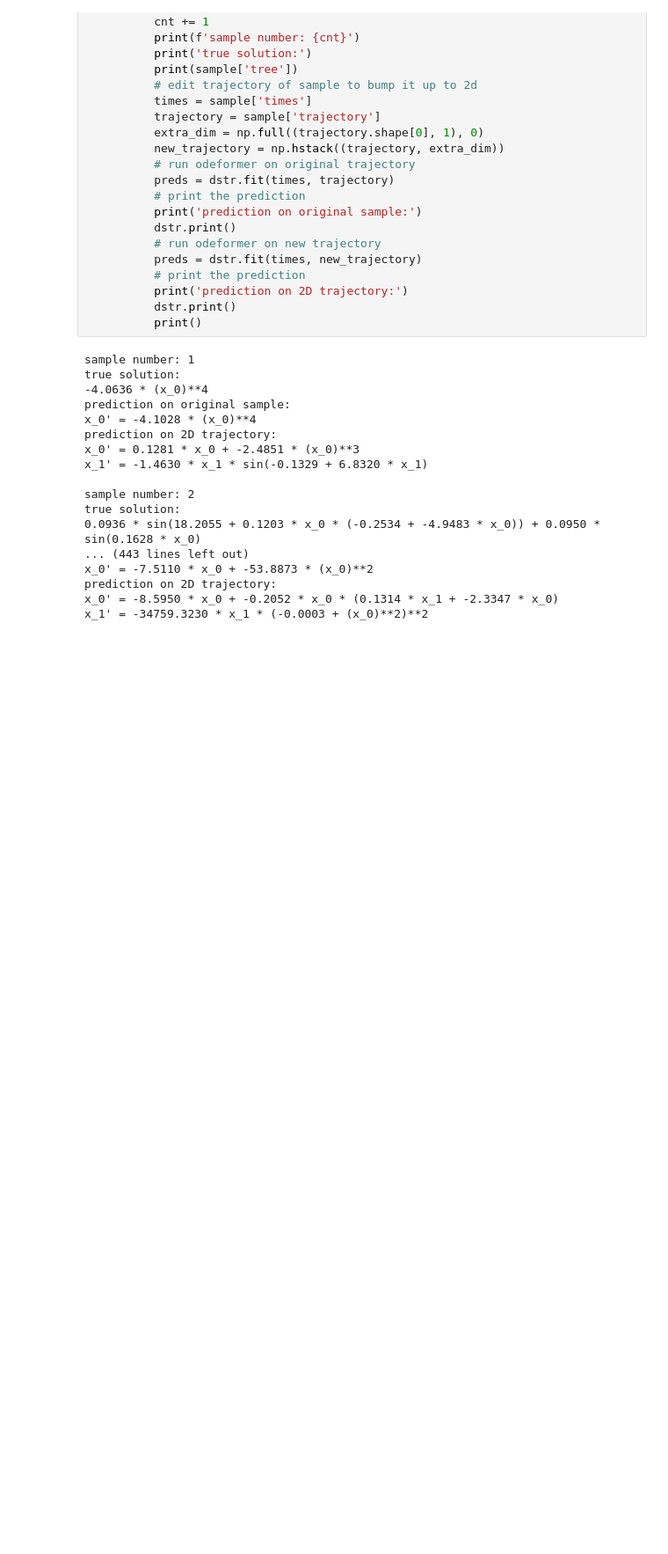
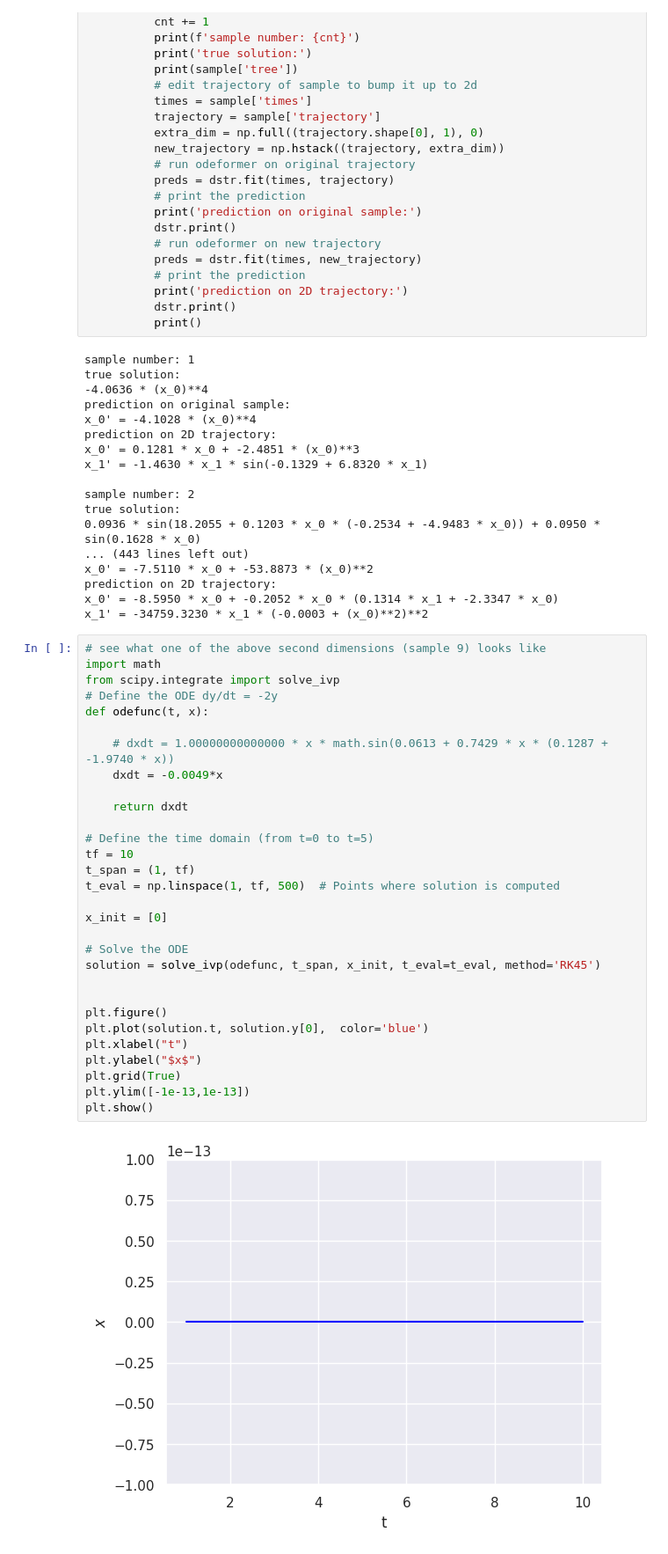
Before and after one commit to ayoakin/MIVLDE, a Jupyter notebook: subteams/LLMProbing/notebooks/dimensions.ipynb, the cells around one changed output. Shown: that part at 88% size. Saved outputs shown, nothing was run; the diff lists cells and outputs as text; blank space fills up the shorter version.

Commit message:
small updates to dimensions experiment

```diff
--- a/subteams/LLMProbing/notebooks/dimensions.ipynb
+++ b/subteams/LLMProbing/notebooks/dimensions.ipynb
@@ -469,3 +482,35 @@ x_0' = -7.5110 * x_0 + -53.8873 * (x_0)**2
 prediction on 2D trajectory:
 x_0' = -8.5950 * x_0 + -0.2052 * x_0 * (0.1314 * x_1 + -2.3347 * x_0)
 x_1' = -34759.3230 * x_1 * (-0.0003 + (x_0)**2)**2
+# %%
+# see what one of the above second dimensions (sample 9) looks like
+import math
+from scipy.integrate import solve_ivp
+# Define the ODE dy/dt = -2y
+def odefunc(t, x):
+
+    # dxdt = 1.00000000000000 * x * math.sin(0.0613 + 0.7429 * x * (0.1287 + -1.9740 * x))
+    dxdt = -0.0049*x
+
+    return dxdt
+
+# Define the time domain (from t=0 to t=5)
+tf = 10
+t_span = (1, tf)
+t_eval = np.linspace(1, tf, 500)  # Points where solution is computed
+
+x_init = [0]
+
+# Solve the ODE
+solution = solve_ivp(odefunc, t_span, x_init, t_eval=t_eval, method='RK45')
+
+
+plt.figure()
+plt.plot(solution.t, solution.y[0],  color='blue')
+plt.xlabel("t")
+plt.ylabel("$x$")
+plt.grid(True)
+plt.ylim([-1e-13,1e-13])
+plt.show()
+# %% [output]
+[figure, added]
```
Also changed, not shown: parts of 1 cell of this notebook.
